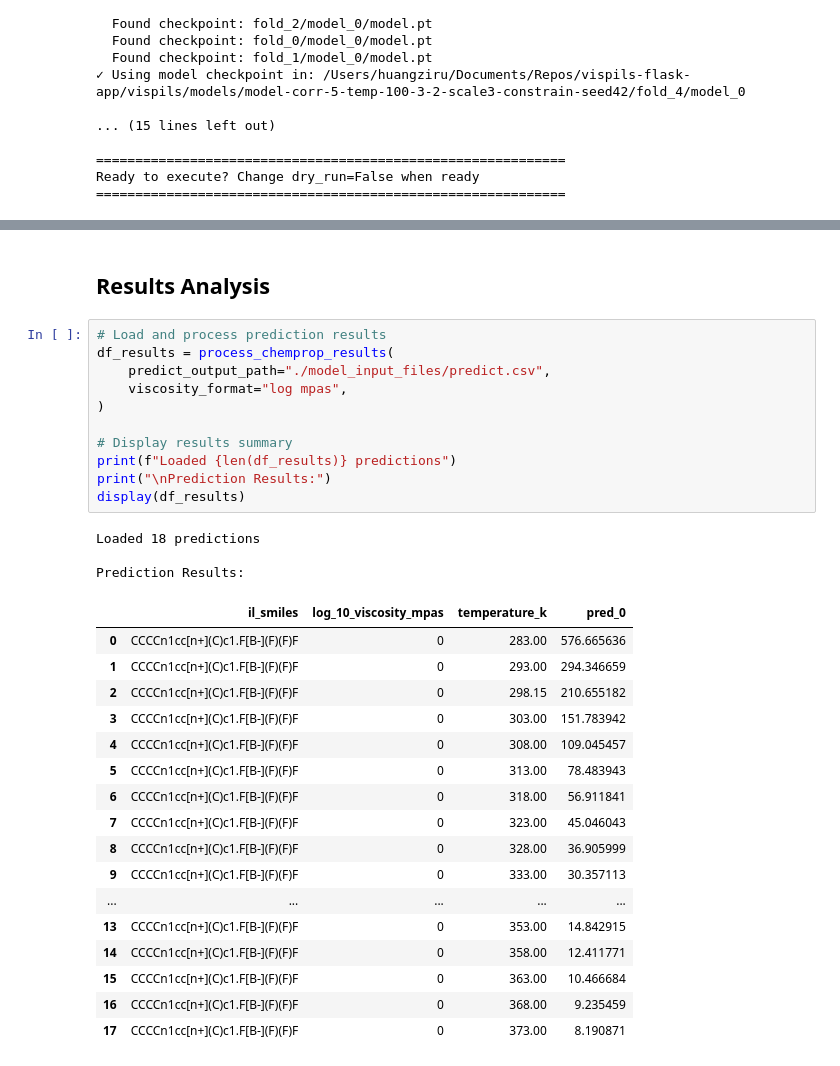
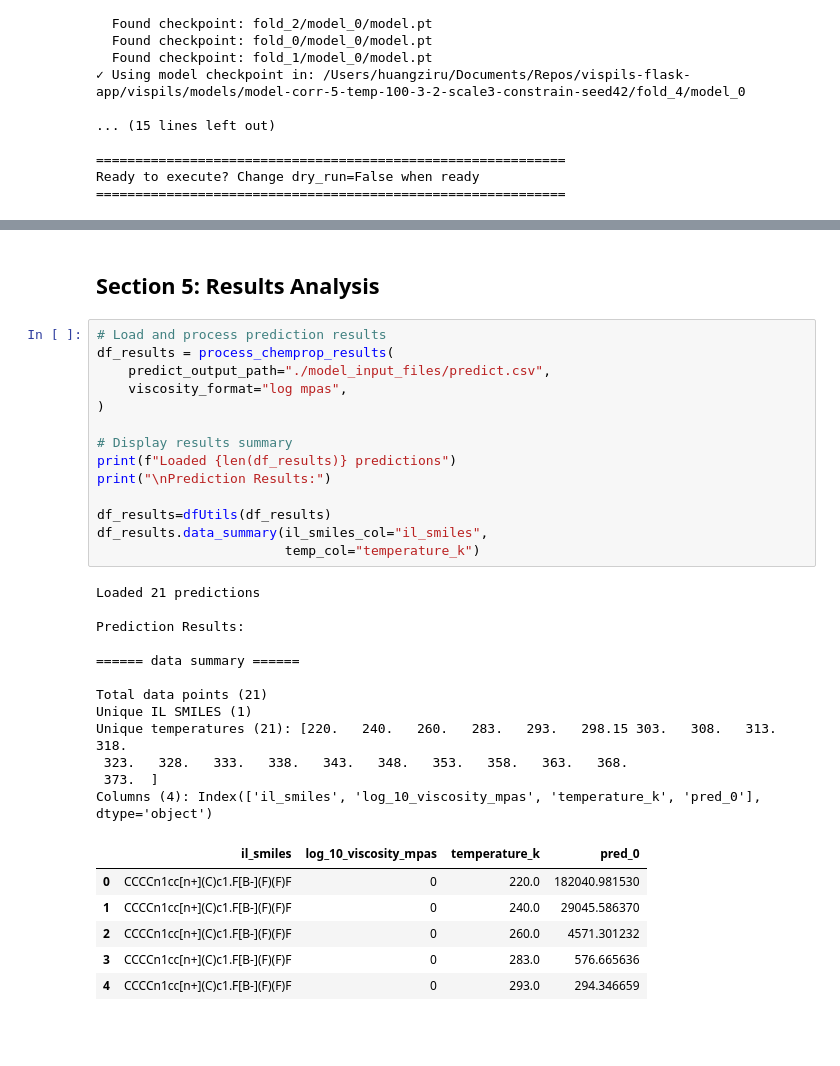
Before and after one commit to zziruhuang/vispils-flask-app, a Jupyter notebook: local-tests/ipynb-notebooks/251018_process_quered_jl.ipynb, the cells around one changed output, grey strips where cells are left out. Saved outputs shown, nothing was run; the diff lists cells and outputs as text; blank space fills up the shorter version.

```diff
--- a/local-tests/ipynb-notebooks/251018_process_quered_jl.ipynb
+++ b/local-tests/ipynb-notebooks/251018_process_quered_jl.ipynb
@@ -196,39 +186,40 @@ Total prediction time = 0.08797 s
 
 ✓ Predictions saved to: /Users/huangziru/Documents/Repos/vispils-flask-app/local-tests/ipynb-notebooks/model_input_files/predict.csv
 # %% [markdown]
-## Results Analysis
+## Section 5: Results Analysis
 # %%
 # Load and process prediction results
 df_results = process_chemprop_results(
     predict_output_path="./model_input_files/predict.csv",
     viscosity_format="log mpas",
 )
 
 # Display results summary
 print(f"Loaded {len(df_results)} predictions")
 print("\nPrediction Results:")
-display(df_results)
+
+df_results=dfUtils(df_results)
+df_results.data_summary(il_smiles_col="il_smiles",
+                        temp_col="temperature_k")
 # %% [output]
-Loaded 18 predictions
+Loaded 21 predictions
 
 Prediction Results:
+
+====== data summary ======
+
+Total data points (21)
+Unique IL SMILES (1)
+Unique temperatures (21): [220.   240.   260.   283.   293.   298.15 303.   308.   313.   318.
+ 323.   328.   333.   338.   343.   348.   353.   358.   363.   368.
+ 373.  ]
+Columns (4): Index(['il_smiles', 'log_10_viscosity_mpas', 'temperature_k', 'pred_0'], dtype='object')
 |  | il_smiles | log_10_viscosity_mpas | temperature_k | pred_0 |
-| 0 | CCCCn1cc[n+](C)c1.F[B-](F)(F)F | 0 | 283.00 | 576.665636 |
-| 1 | CCCCn1cc[n+](C)c1.F[B-](F)(F)F | 0 | 293.00 | 294.346659 |
-| 2 | CCCCn1cc[n+](C)c1.F[B-](F)(F)F | 0 | 298.15 | 210.655182 |
-| 3 | CCCCn1cc[n+](C)c1.F[B-](F)(F)F | 0 | 303.00 | 151.783942 |
-| 4 | CCCCn1cc[n+](C)c1.F[B-](F)(F)F | 0 | 308.00 | 109.045457 |
-| 5 | CCCCn1cc[n+](C)c1.F[B-](F)(F)F | 0 | 313.00 | 78.483943 |
-| 6 | CCCCn1cc[n+](C)c1.F[B-](F)(F)F | 0 | 318.00 | 56.911841 |
-| 7 | CCCCn1cc[n+](C)c1.F[B-](F)(F)F | 0 | 323.00 | 45.046043 |
-| 8 | CCCCn1cc[n+](C)c1.F[B-](F)(F)F | 0 | 328.00 | 36.905999 |
-| 9 | CCCCn1cc[n+](C)c1.F[B-](F)(F)F | 0 | 333.00 | 30.357113 |
-| ... | ... | ... | ... | ... |
-| 13 | CCCCn1cc[n+](C)c1.F[B-](F)(F)F | 0 | 353.00 | 14.842915 |
-| 14 | CCCCn1cc[n+](C)c1.F[B-](F)(F)F | 0 | 358.00 | 12.411771 |
-| 15 | CCCCn1cc[n+](C)c1.F[B-](F)(F)F | 0 | 363.00 | 10.466684 |
-| 16 | CCCCn1cc[n+](C)c1.F[B-](F)(F)F | 0 | 368.00 | 9.235459 |
-| 17 | CCCCn1cc[n+](C)c1.F[B-](F)(F)F | 0 | 373.00 | 8.190871 |
+| 0 | CCCCn1cc[n+](C)c1.F[B-](F)(F)F | 0 | 220.0 | 182040.981530 |
+| 1 | CCCCn1cc[n+](C)c1.F[B-](F)(F)F | 0 | 240.0 | 29045.586370 |
+| 2 | CCCCn1cc[n+](C)c1.F[B-](F)(F)F | 0 | 260.0 | 4571.301232 |
+| 3 | CCCCn1cc[n+](C)c1.F[B-](F)(F)F | 0 | 283.0 | 576.665636 |
+| 4 | CCCCn1cc[n+](C)c1.F[B-](F)(F)F | 0 | 293.0 | 294.346659 |
 # %%
 import numpy as np
 from data_utils import *
```
Also changed, not shown: parts of 13 cells of this notebook.
